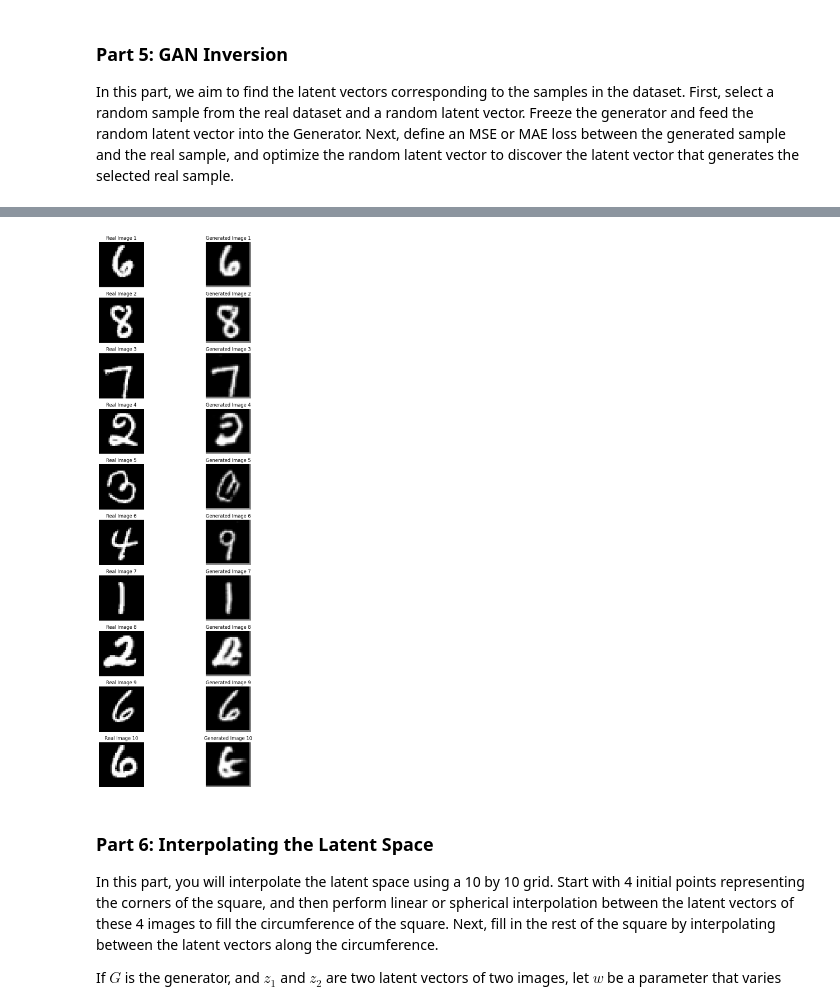
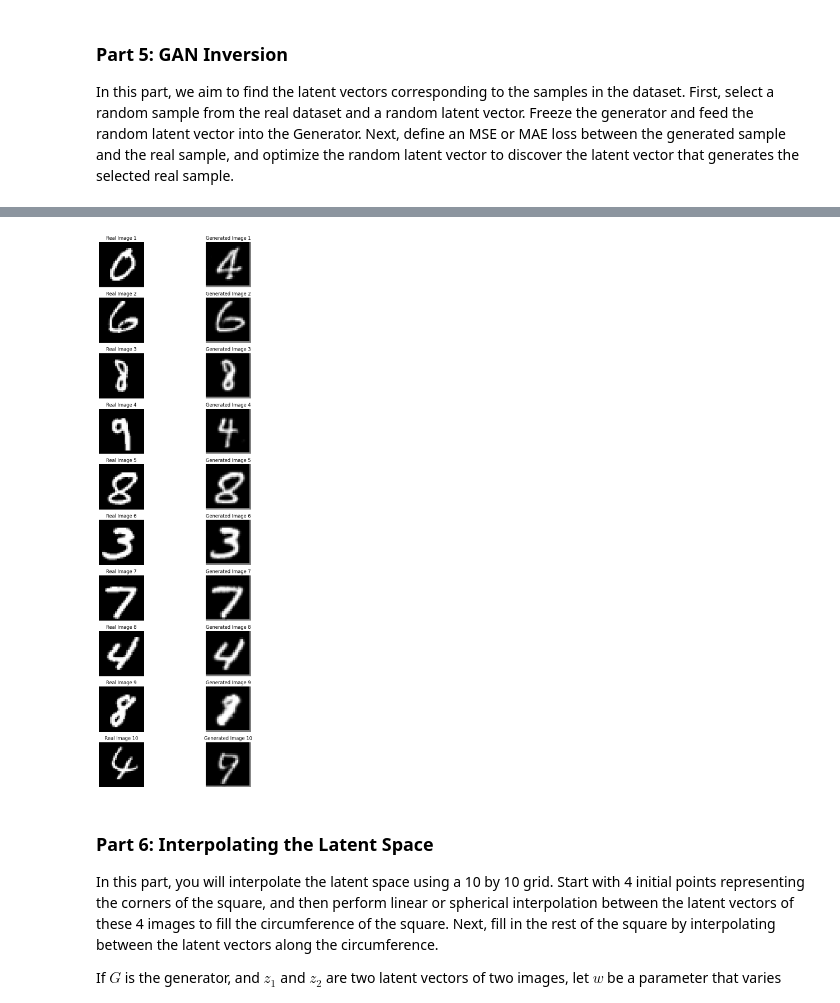
Before and after one commit to AmirHosseinNaghdi2003/Deep-Generative-Models, a Jupyter notebook: CHW3/DGM_HW3_GAN_Practical.ipynb, the cells around one changed output, grey strips where cells are left out. Cells and saved outputs as stored; diff of their text form; code cells hidden in the pictures.

```diff
--- a/CHW3/DGM_HW3_GAN_Practical.ipynb
+++ b/CHW3/DGM_HW3_GAN_Practical.ipynb
@@ -137,5 +186,5 @@ Here’s a summary of the architecture parameters:
 # %%
-config_file_path = '/content/config.yaml'
+config_file_path = 'config.yaml'
 with open(config_file_path, 'r') as file:
     config_data = yaml.safe_load(file)
 
@@ -244,0 +267,7 @@ Generator(
+# %%
+# Instantiate models using parameters from config
+generator = Generator(config['model_params'])
+discriminator = Discriminator(config['model_params'])
+
+print(generator)
+print(discriminator)
@@ -353,12 +383,10 @@ def generate_samples(generator, latent_dim, device, epoch, num_samples=25):
 # %%
-# Set device (GPU if available)
+# Training setup
 device = torch.device("cuda" if torch.cuda.is_available() else "cpu")
-
-# Training parameters
-num_epochs = 50
+num_epochs = 45
 latent_dim = config_data['model_params']['latent_dim']
 sample_interval = 5
 
-# Assume train_loader is your DataLoader for the dataset (e.g., MNIST)
+# Train the GAN
 train_gan(generator, discriminator, train_loader, latent_dim, num_epochs, device, sample_interval)
 # %% [output]
@@ -568,5 +627,25 @@ In this part, we aim to find the latent vectors corresponding to the samples in
 # %%
+import torch
+import torch.nn.functional as F
+import torch.optim as optim
+import numpy as np
+
 def invert_to_latent_vector(generator, real_image, latent_dim, device, num_steps=200, lr=0.01):
+    """
+    Inverts a real image to its corresponding latent vector by optimizing the latent vector.
+
+    Args:
+        generator (torch.nn.Module): The generator model.
+        real_image (torch.Tensor or np.ndarray): The real image to be inverted.
+        latent_dim (int): The dimension of the latent vector.
+        device (torch.device): The device (CPU or CUDA).
+        num_steps (int): The number of optimization steps.
+        lr (float): The learning rate for optimizing the latent vector.
+
+    Returns:
+        torch.Tensor: The inverted latent vector (z).
+        torch.Tensor: The generated image corresponding to the inverted latent vector.
+    """
     # Set generator to evaluation mode (not trainable)
     generator.eval()
 
@@ -574,7 +653,7 @@ def invert_to_latent_vector(generator, real_image, latent_dim, device, num_steps
     z = torch.randn(1, latent_dim, 1, 1, device=device, requires_grad=True)
 
     # Set the optimizer for the latent vector (z)
-    optimizer = torch.optim.Adam([z], lr=lr, betas=(0.5, 0.999))
+    optimizer = optim.Adam([z], lr=lr, betas=(0.5, 0.999))
 
     # Normalize the real image to the range [-1, 1]
     if isinstance(real_image, np.ndarray):
@@ -586,7 +665,7 @@ def invert_to_latent_vector(generator, real_image, latent_dim, device, num_steps
         # Generate an image from the current latent vector
         generated_image = generator(z)
 
-        # Resize the generated image to match the real image dimensions
+        # Resize the generated image to match the real image dimensions (28x28)
         generated_image_resized = F.interpolate(generated_image, size=(28, 28), mode='bilinear', align_corners=False)
 
         # Calculate the MSE loss between the resized generated image and the real image
@@ -606,33 +685,42 @@ def invert_to_latent_vector(generator, real_image, latent_dim, device, num_steps
 
 
 def plot_latent_inversion(real_images, generated_images, n):
+    """
+    Plots real images alongside their corresponding generated images after GAN inversion.
 
+    Args:
+        real_images (list of torch.Tensor): List of real images.
+        generated_images (list of torch.Tensor): List of generated images after inversion.
+        n (int): The number of images to plot.
+    """
     plt.figure(figsize=(10, 2 * n))
 
     for i in range(n):
         # Plot real image
         plt.subplot(n, 2, 2 * i + 1)
-        plt.imshow(real_images[i].cpu().detach().squeeze(), cmap='gray')
+        plt.imshow(real_images[i].cpu().detach().squeeze(), cmap='gray')  # Detach and move to CPU for plotting
         plt.title(f"Real Image {i+1}")
         plt.axis('off')
 
         # Plot generated image
         plt.subplot(n, 2, 2 * i + 2)
-        plt.imshow(generated_images[i].cpu().detach().squeeze(), cmap='gray')
+        plt.imshow(generated_images[i].cpu().detach().squeeze(), cmap='gray')  # Detach and move to CPU for plotting
         plt.title(f"Generated Image {i+1}")
         plt.axis('off')
 
     plt.tight_layout()
     plt.show()
 
+
+# Example usage
 n = 10  # Number of images to process and plot
-real_images = [next(iter(train_loader))[0][i] for i in range(n)]
+real_images = [next(iter(train_loader))[0][i] for i in range(n)]  # Assuming you have a DataLoader called train_loader
 
-# Run GAN inversion for each real image
 generated_images = []
-for real_image in real_images:
-    z, generated_image = invert_to_latent_vector(generator, real_image, latent_dim=200, device=device)
-    generated_images.append(generated_image)
+for i, real_image in enumerate(real_images):
+    print(f"Inverting image {i + 1}/{n}")
+    z, generated_image = invert_to_latent_vector(generator, real_image, latent_dim=config['latent_dim'], device=device)
+    generated_images.append(generated_image[0])  # Append single image from batch
 
 # Plot the real images and their corresponding generated images
 plot_latent_inversion(real_images, generated_images, n)
@@ -660,4 +747,4 @@ Step [100/200], Loss: 0.3371341824531555
-[figure, old version]
+[figure, new version]
 # %% [markdown]
 ### Part 6: Interpolating the Latent Space
 In this part, you will interpolate the latent space using a 10 by 10 grid. Start with 4 initial points representing the corners of the square, and then perform linear or spherical interpolation between the latent vectors of these 4 images to fill the circumference of the square.
```
Also changed, not shown: parts of 28 cells of this notebook, 6 other files.
